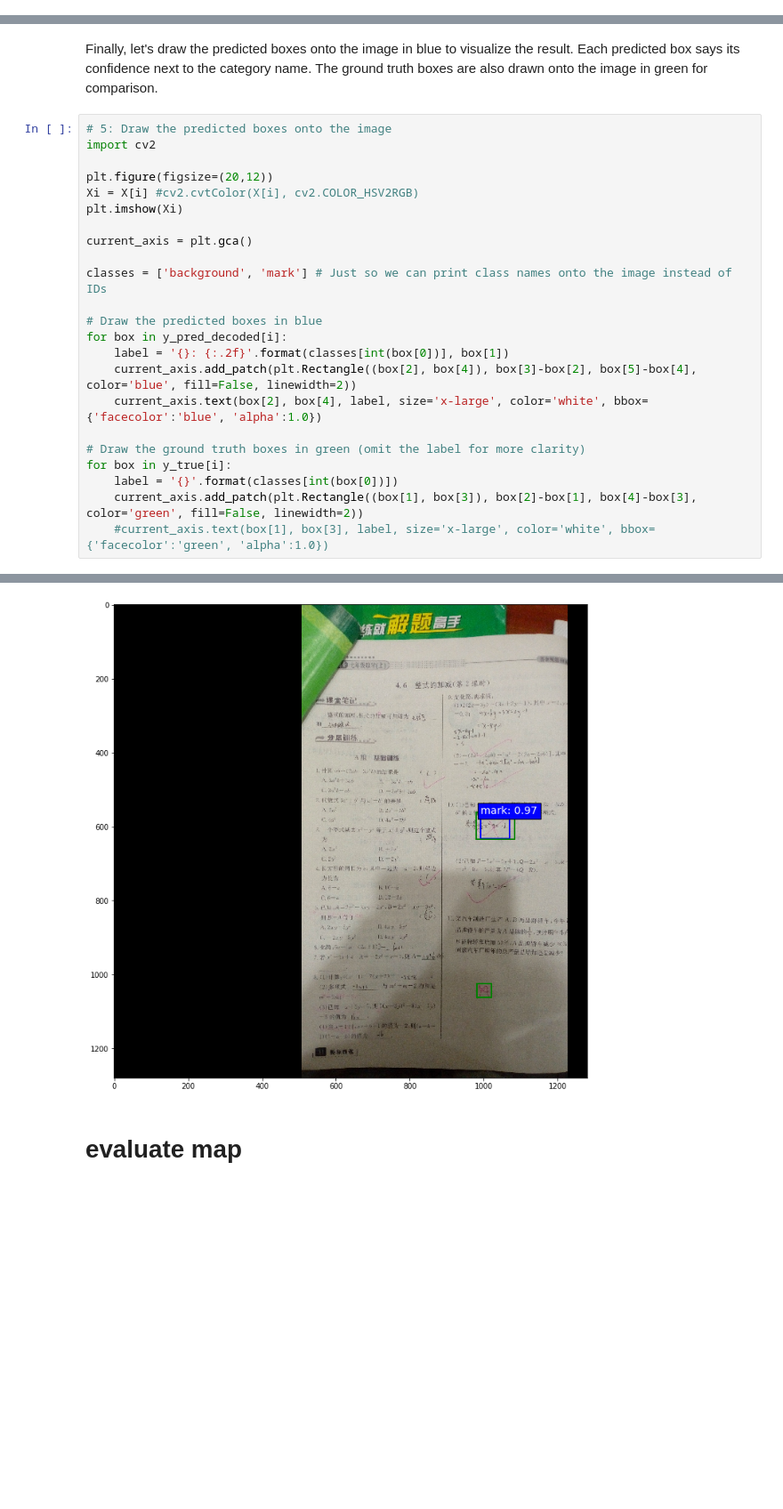
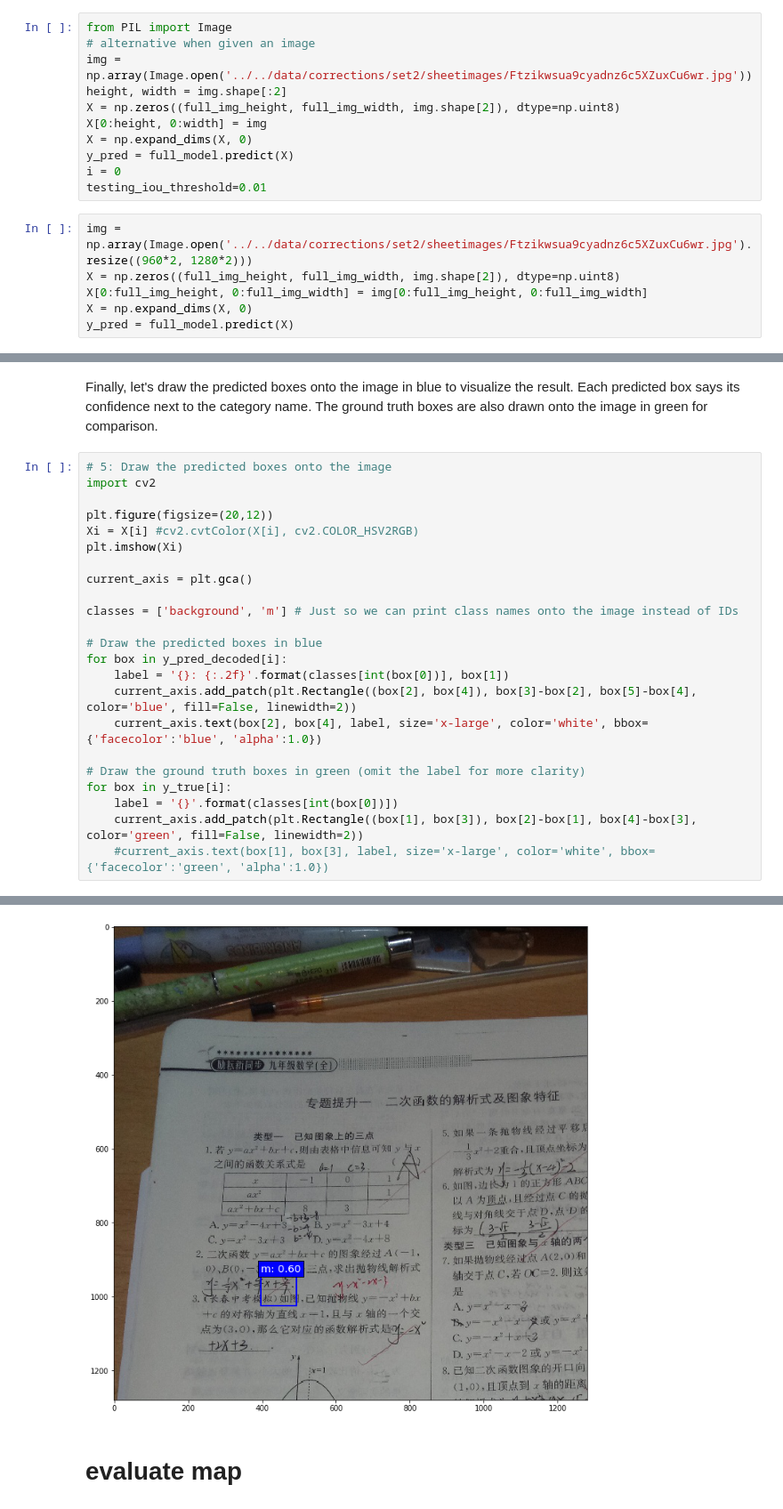
Before and after one commit to dongwang218/ssd_keras, a Jupyter notebook: train_corrections.ipynb, the cells around one changed output, grey strips where cells are left out. Shown at 89% size. Saved outputs shown, nothing was run; the diff lists cells and outputs as text; blank space fills up the shorter version.

```diff
--- a/train_corrections.ipynb
+++ b/train_corrections.ipynb
@@ -835,4 +839,21 @@ Ground truth boxes:
 (1, 1280, 1280, 3)
+# %%
+from PIL import Image
+# alternative when given an image
+img = np.array(Image.open('../../data/corrections/set2/sheetimages/Ftzikwsua9cyadnz6c5XZuxCu6wr.jpg'))
+height, width = img.shape[:2]
+X = np.zeros((full_img_height, full_img_width, img.shape[2]), dtype=np.uint8)
+X[0:height, 0:width] = img
+X = np.expand_dims(X, 0)
+y_pred = full_model.predict(X)
+i = 0
+testing_iou_threshold=0.01
+# %%
+img = np.array(Image.open('../../data/corrections/set2/sheetimages/Ftzikwsua9cyadnz6c5XZuxCu6wr.jpg').resize((960*2, 1280*2)))
+X = np.zeros((full_img_height, full_img_width, img.shape[2]), dtype=np.uint8)
+X[0:full_img_height, 0:full_img_width] = img[0:full_img_height, 0:full_img_width]
+X = np.expand_dims(X, 0)
+y_pred = full_model.predict(X)
 # %%
 # 4: Decode the raw prediction `y_pred`
 
@@ -868,7 +889,7 @@ plt.imshow(Xi)
 
 current_axis = plt.gca()
 
-classes = ['background', 'mark'] # Just so we can print class names onto the image instead of IDs
+classes = ['background', 'm'] # Just so we can print class names onto the image instead of IDs
 
 # Draw the predicted boxes in blue
 for box in y_pred_decoded[i]:
@@ -885,4 +907,4 @@ for box in y_true[i]:
-[figure, old version]
+[figure, new version]
 # %% [markdown]
 # evaluate map
 # %%
```
Also changed, not shown: parts of 23 cells of this notebook, 1 other file.
